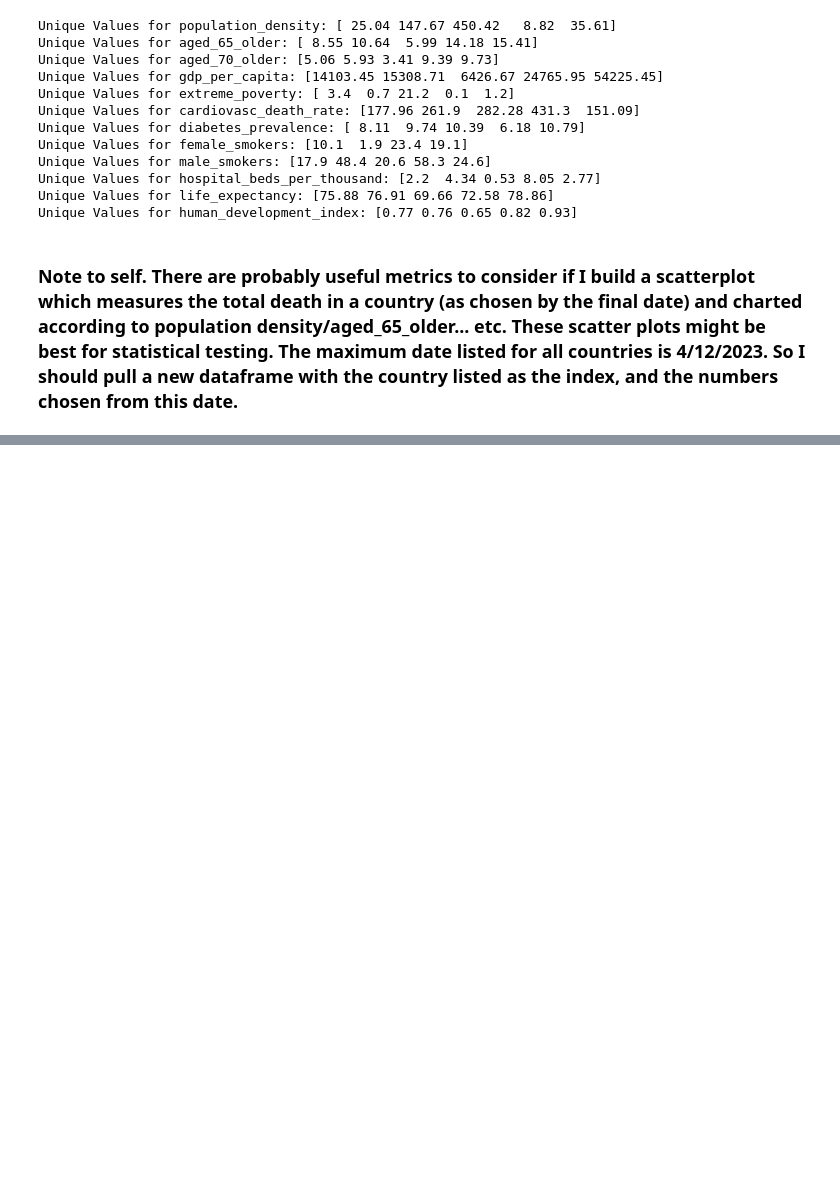
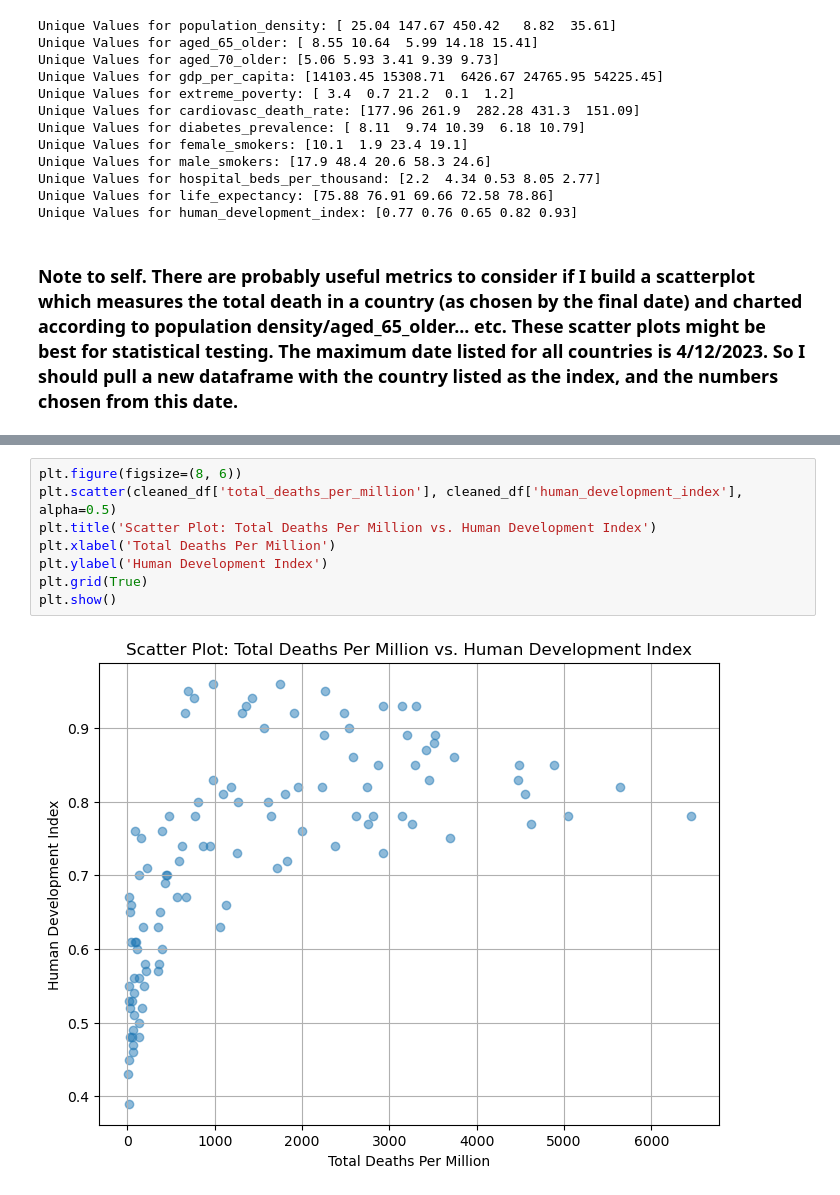
Before and after one commit to tralinde/covid_data_project, a Jupyter notebook: notebooks/main_df.ipynb, the cells around one changed output, grey strips where cells are left out. Cells and saved outputs as stored; diff of their text form; blank space fills up the shorter version.

```diff
--- a/notebooks/main_df.ipynb
+++ b/notebooks/main_df.ipynb
@@ -188,0 +439,10 @@ Unique Values for human_development_index: [0.77 0.76 0.65 0.82 0.93]
+# %%
+plt.figure(figsize=(8, 6))
+plt.scatter(cleaned_df['total_deaths_per_million'], cleaned_df['human_development_index'], alpha=0.5)
+plt.title('Scatter Plot: Total Deaths Per Million vs. Human Development Index')
+plt.xlabel('Total Deaths Per Million')
+plt.ylabel('Human Development Index')
+plt.grid(True)
+plt.show()
+# %% [output]
+[figure, added]
```
Also changed, not shown: parts of 22 cells of this notebook, 2 other files.
